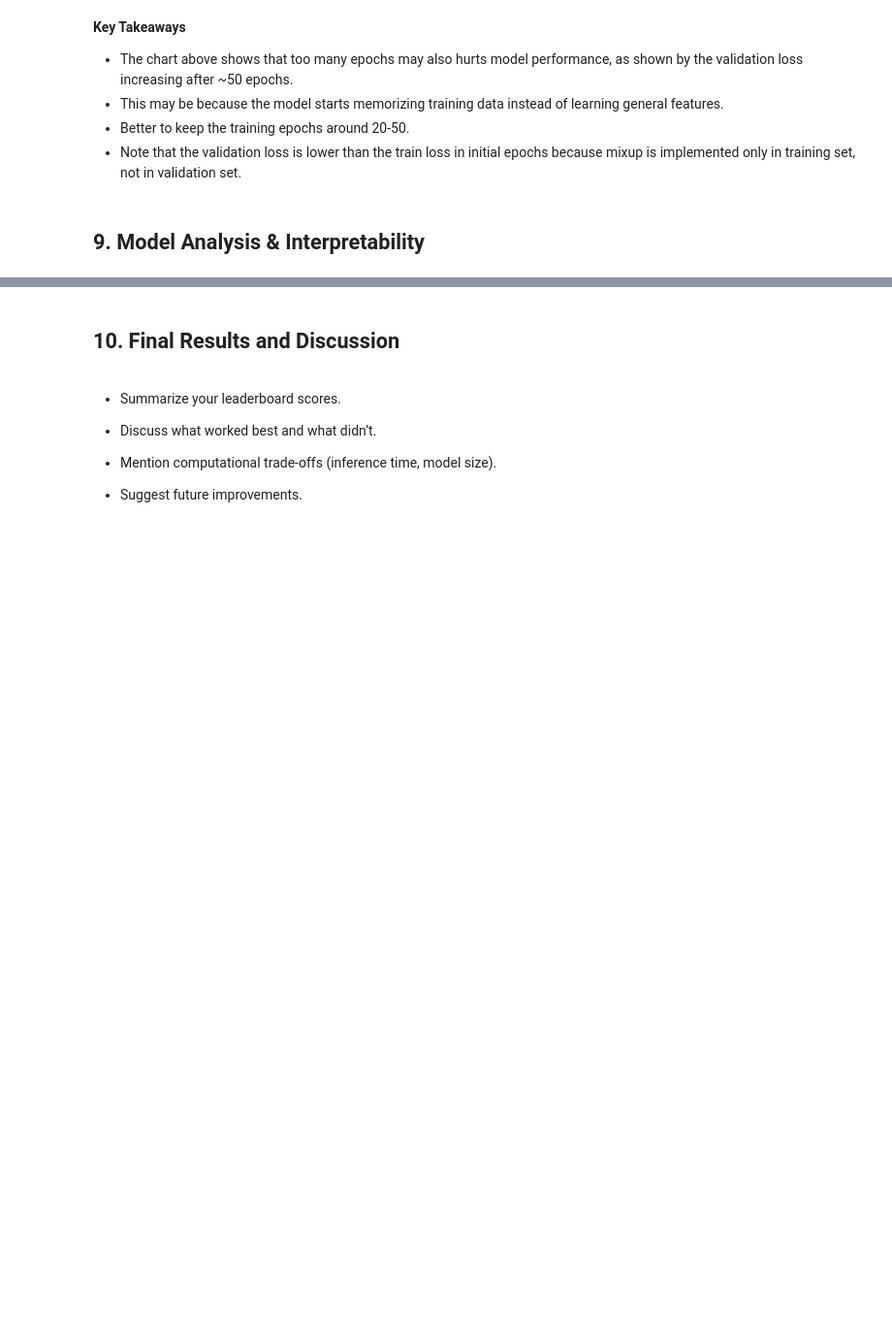
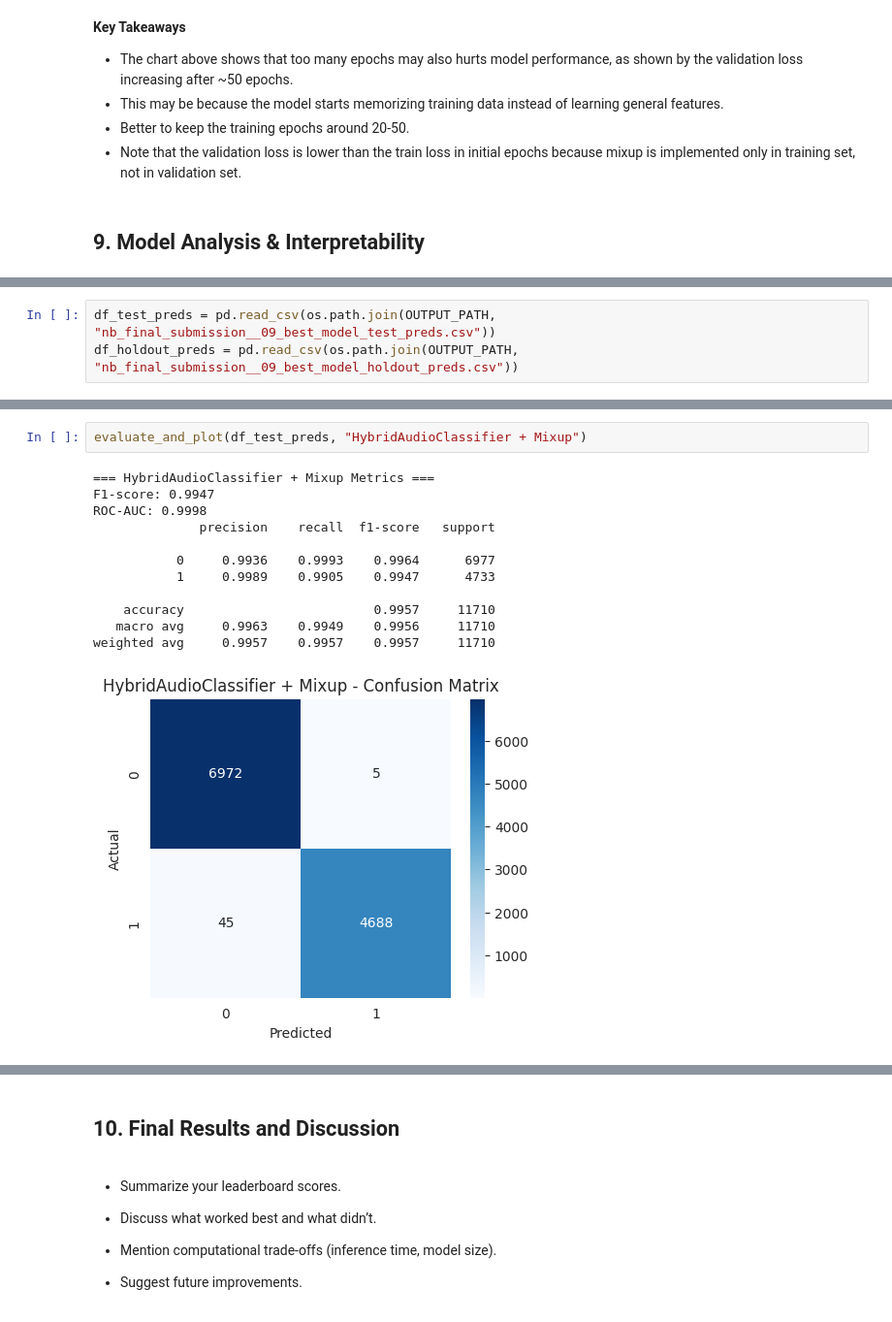
Before and after one commit to Ardacandra/deepdetect_audio_deepfake_detection_challenge, a Jupyter notebook: nb_final_submission_draft.ipynb, the cells around one changed output, grey strips where cells are left out. Shown at 97% size. Cells and saved outputs as stored; diff of their text form; blank space fills up the shorter version.

Commit message:
add model analysis section

```diff
--- a/nb_final_submission_draft.ipynb
+++ b/nb_final_submission_draft.ipynb
@@ -2085,0 +2193,3 @@ plt.show()
+# %%
+df_test_preds = pd.read_csv(os.path.join(OUTPUT_PATH, "nb_final_submission__09_best_model_test_preds.csv"))
+df_holdout_preds = pd.read_csv(os.path.join(OUTPUT_PATH, "nb_final_submission__09_best_model_holdout_preds.csv"))
@@ -2085,0 +2268,15 @@ plt.show()
+# %%
+evaluate_and_plot(df_test_preds, "HybridAudioClassifier + Mixup")
+# %% [output]
+=== HybridAudioClassifier + Mixup Metrics ===
+F1-score: 0.9947
+ROC-AUC: 0.9998
+              precision    recall  f1-score   support
+
+           0     0.9936    0.9993    0.9964      6977
+           1     0.9989    0.9905    0.9947      4733
+
+    accuracy                         0.9957     11710
+   macro avg     0.9963    0.9949    0.9956     11710
+weighted avg     0.9957    0.9957    0.9957     11710
+[figure, added]
```
Also changed, not shown: parts of 33 cells of this notebook.
